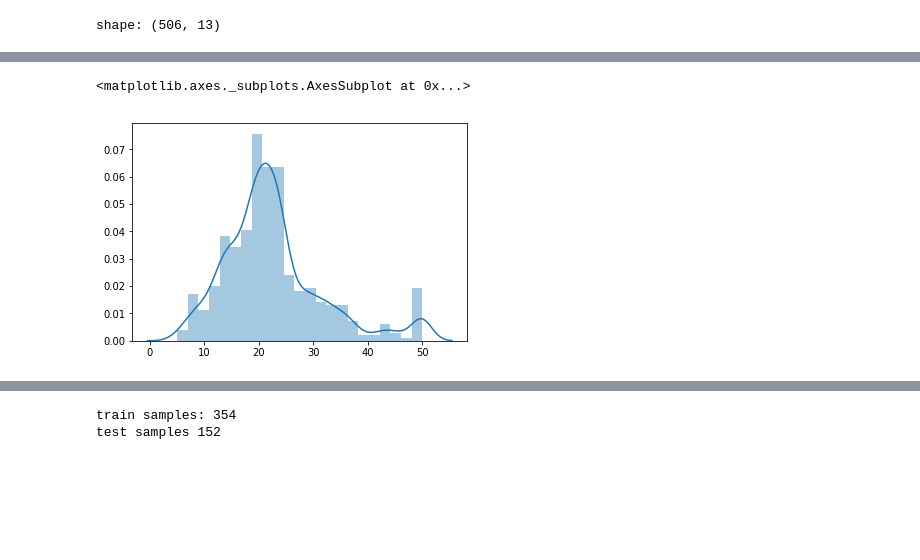
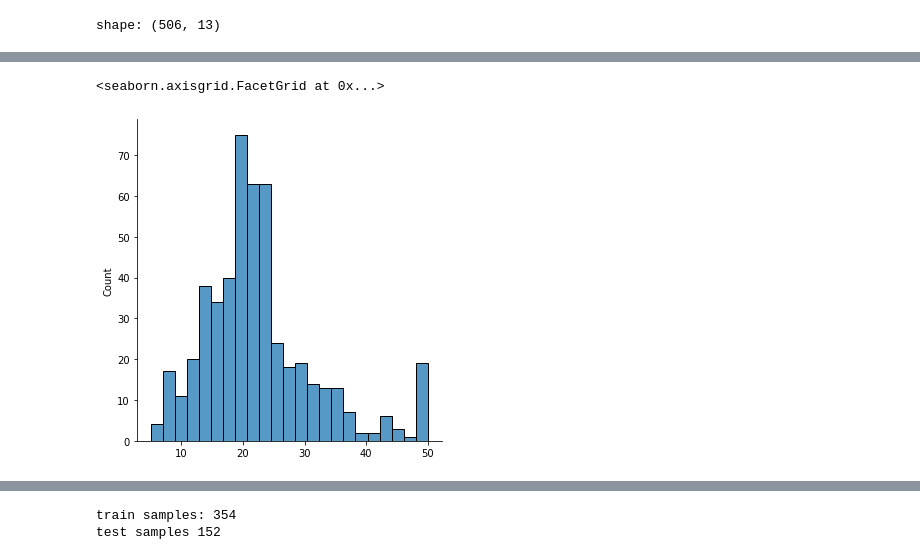
Before and after one commit to rueedlinger/machine-learning-snippets, a Jupyter notebook: notebooks/supervised/linear_regression/multiple_linear_regression_sklearn.ipynb, the cells around one changed output, grey strips where cells are left out. Saved outputs shown, nothing was run; the diff lists cells and outputs as text; code cells hidden in the pictures; blank space fills up the shorter version.

```diff
--- a/notebooks/supervised/linear_regression/multiple_linear_regression_sklearn.ipynb
+++ b/notebooks/supervised/linear_regression/multiple_linear_regression_sklearn.ipynb
@@ -33,9 +33,9 @@ X.describe()
 | max | 88.976200 | 100.000000 | 27.740000 | 1.000000 | 0.871000 | 8.780000 | 100.000000 | 12.126500 | 24.000000 | 711.000000 | 22.000000 | ... |
 # %%
-sns.distplot(y)
+sns.displot(y)
 # %% [output]
-<matplotlib.axes._subplots.AxesSubplot at 0x...>
+<seaborn.axisgrid.FacetGrid at 0x...>
-[figure, old version]
+[figure, new version]
 # %%
 sns.pairplot(X);
 # %% [output]
```
Also changed, not shown: parts of 14 cells of this notebook, 14 other files.
